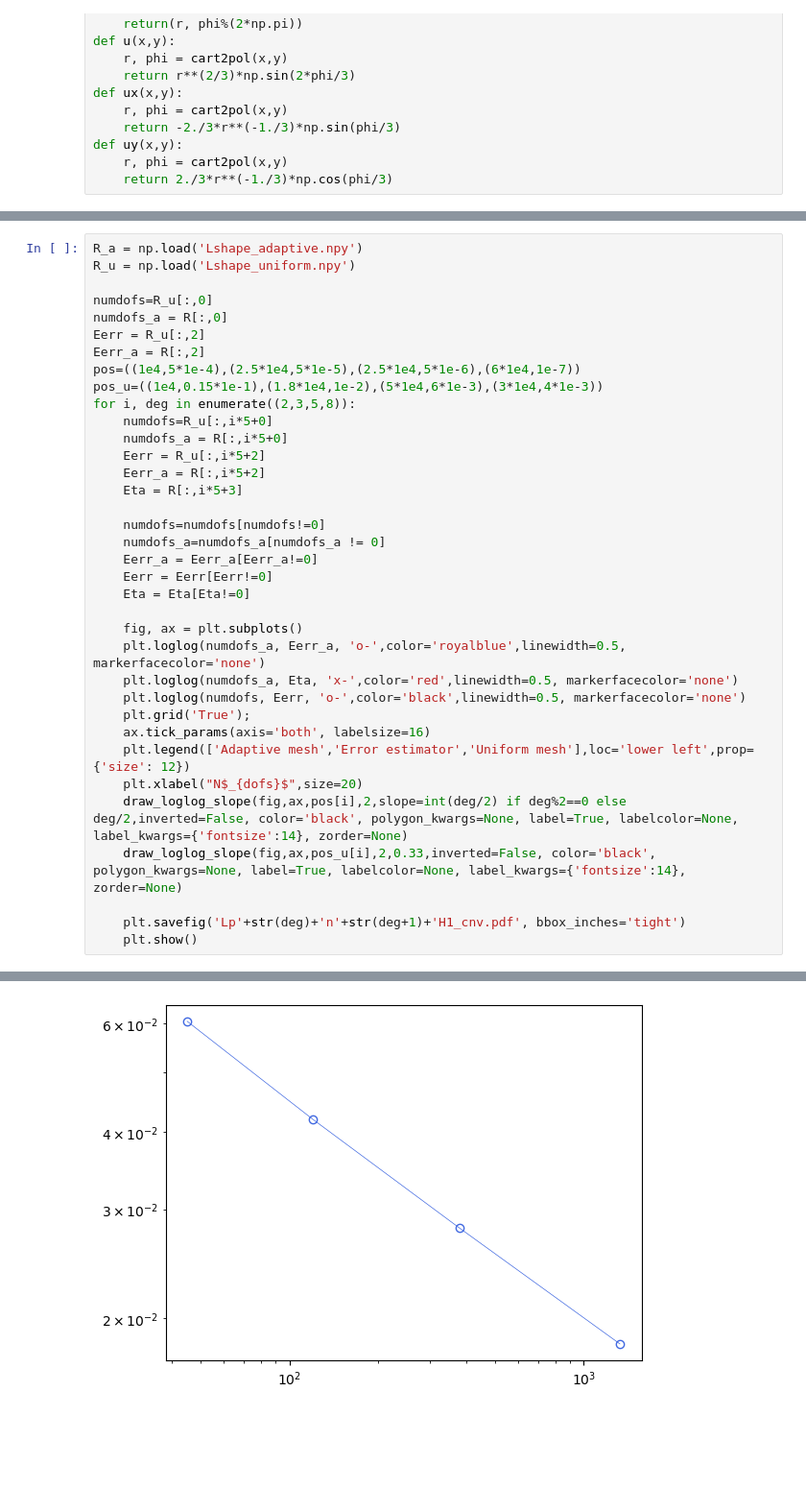
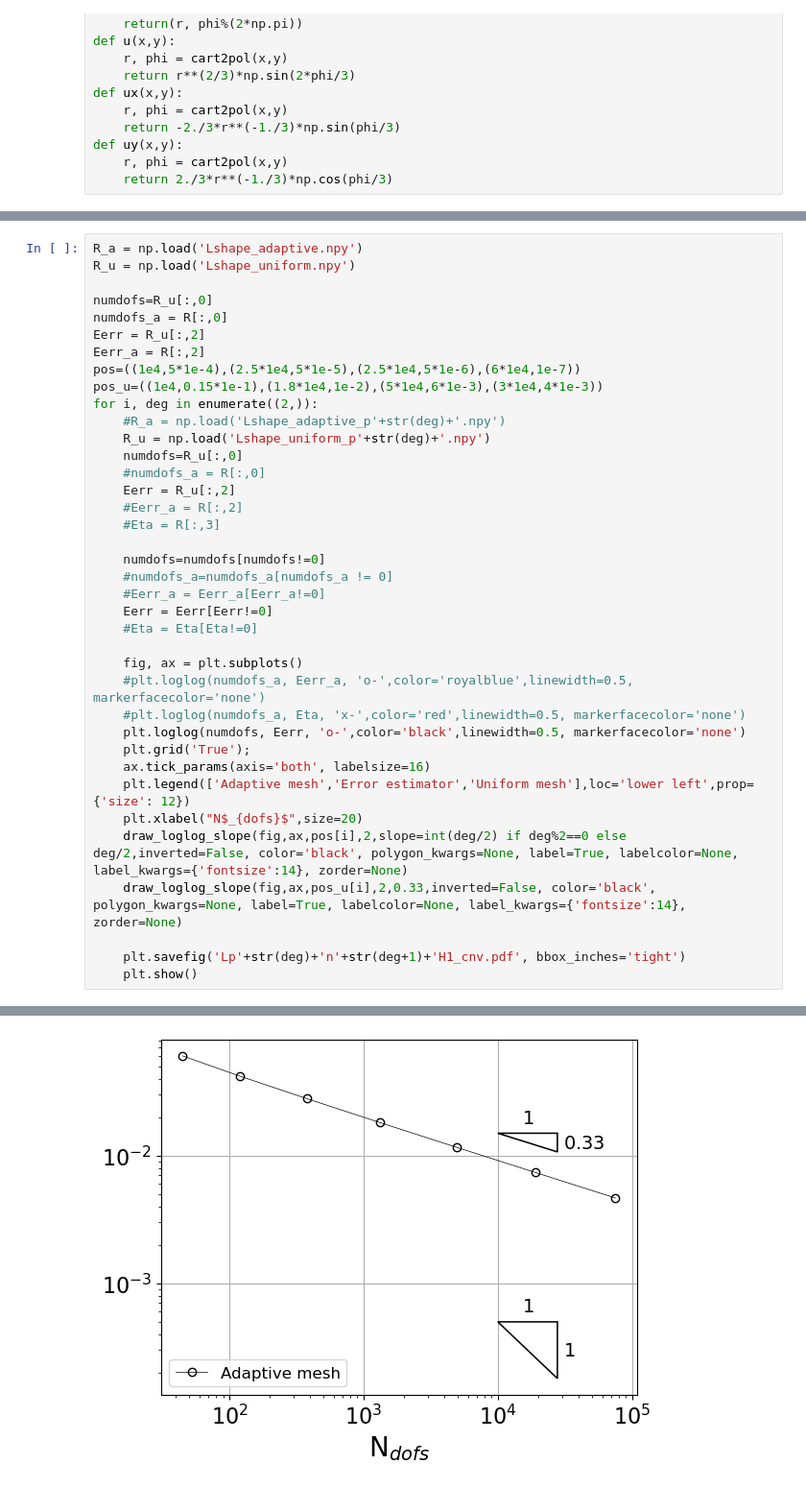
Before and after one commit to c-f-h/pyiga, a Jupyter notebook: notebooks/LshapeStrong.ipynb, the cells around one changed output, grey strips where cells are left out. Shown at 96% size. Saved outputs shown, nothing was run; the diff lists cells and outputs as text; blank space fills up the shorter version.

```diff
--- a/notebooks/LshapeStrong.ipynb
+++ b/notebooks/LshapeStrong.ipynb
@@ -373,22 +374,24 @@ Eerr = R_u[:,2]
 Eerr_a = R[:,2]
 pos=((1e4,5*1e-4),(2.5*1e4,5*1e-5),(2.5*1e4,5*1e-6),(6*1e4,1e-7))
 pos_u=((1e4,0.15*1e-1),(1.8*1e4,1e-2),(5*1e4,6*1e-3),(3*1e4,4*1e-3))
-for i, deg in enumerate((2,3,5,8)):
-    numdofs=R_u[:,i*5+0]
-    numdofs_a = R[:,i*5+0]
-    Eerr = R_u[:,i*5+2]
-    Eerr_a = R[:,i*5+2]
-    Eta = R[:,i*5+3]
+for i, deg in enumerate((2,)):
+    #R_a = np.load('Lshape_adaptive_p'+str(deg)+'.npy')
+    R_u = np.load('Lshape_uniform_p'+str(deg)+'.npy')
+    numdofs=R_u[:,0]
+    #numdofs_a = R[:,0]
+    Eerr = R_u[:,2]
+    #Eerr_a = R[:,2]
+    #Eta = R[:,3]
 
     numdofs=numdofs[numdofs!=0]
-    numdofs_a=numdofs_a[numdofs_a != 0]
-    Eerr_a = Eerr_a[Eerr_a!=0]
+    #numdofs_a=numdofs_a[numdofs_a != 0]
+    #Eerr_a = Eerr_a[Eerr_a!=0]
     Eerr = Eerr[Eerr!=0]
-    Eta = Eta[Eta!=0]
+    #Eta = Eta[Eta!=0]
 
     fig, ax = plt.subplots()
-    plt.loglog(numdofs_a, Eerr_a, 'o-',color='royalblue',linewidth=0.5, markerfacecolor='none')
-    plt.loglog(numdofs_a, Eta, 'x-',color='red',linewidth=0.5, markerfacecolor='none')
+    #plt.loglog(numdofs_a, Eerr_a, 'o-',color='royalblue',linewidth=0.5, markerfacecolor='none')
+    #plt.loglog(numdofs_a, Eta, 'x-',color='red',linewidth=0.5, markerfacecolor='none')
     plt.loglog(numdofs, Eerr, 'o-',color='black',linewidth=0.5, markerfacecolor='none')
     plt.grid('True');
     ax.tick_params(axis='both', labelsize=16)
@@ -404 +406 @@ ValueError: x and y must have same first dimension, but have shapes (4,) and (0,
-[figure, old version]
+[figure, new version]
```
Also changed, not shown: parts of 3 cells of this notebook, 18 other files.
